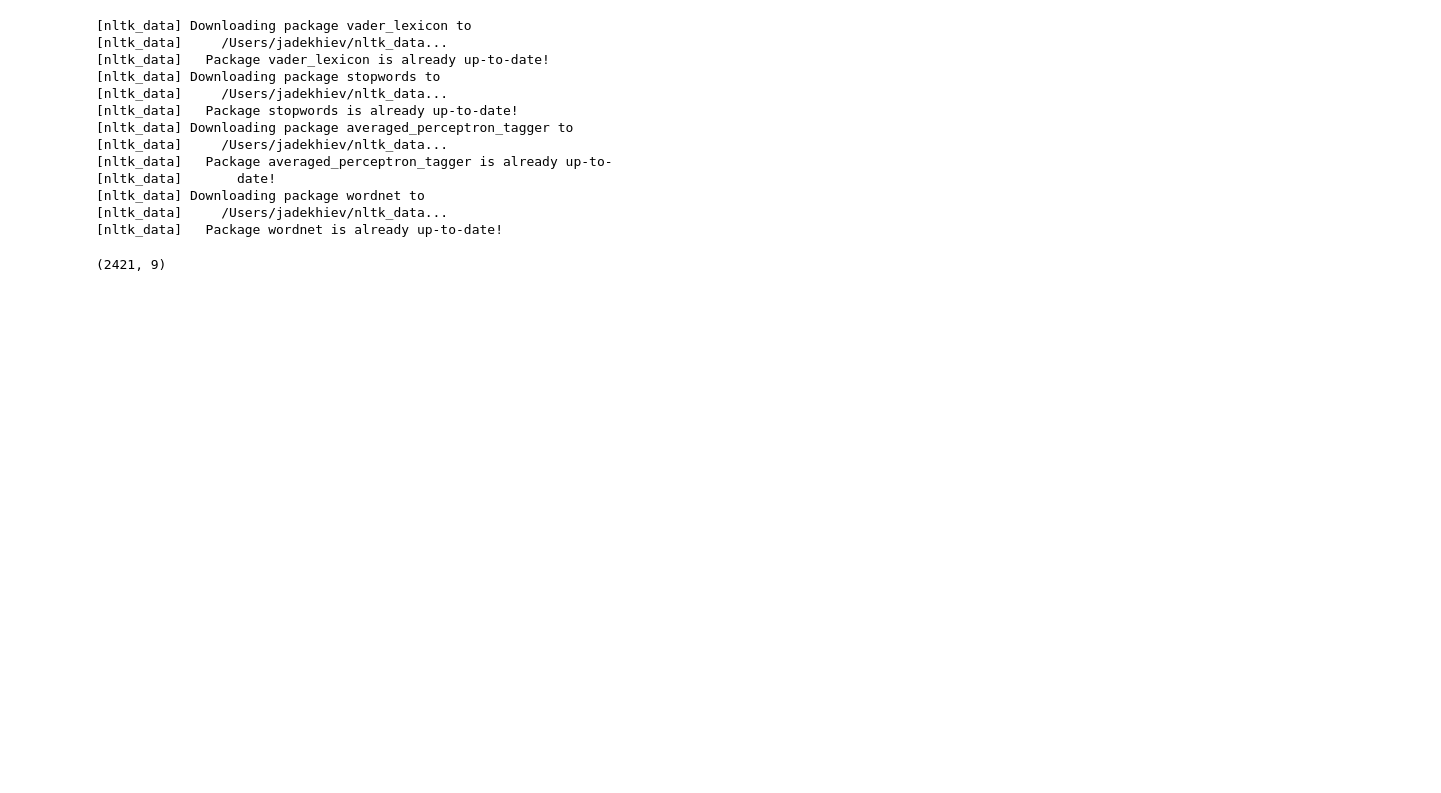
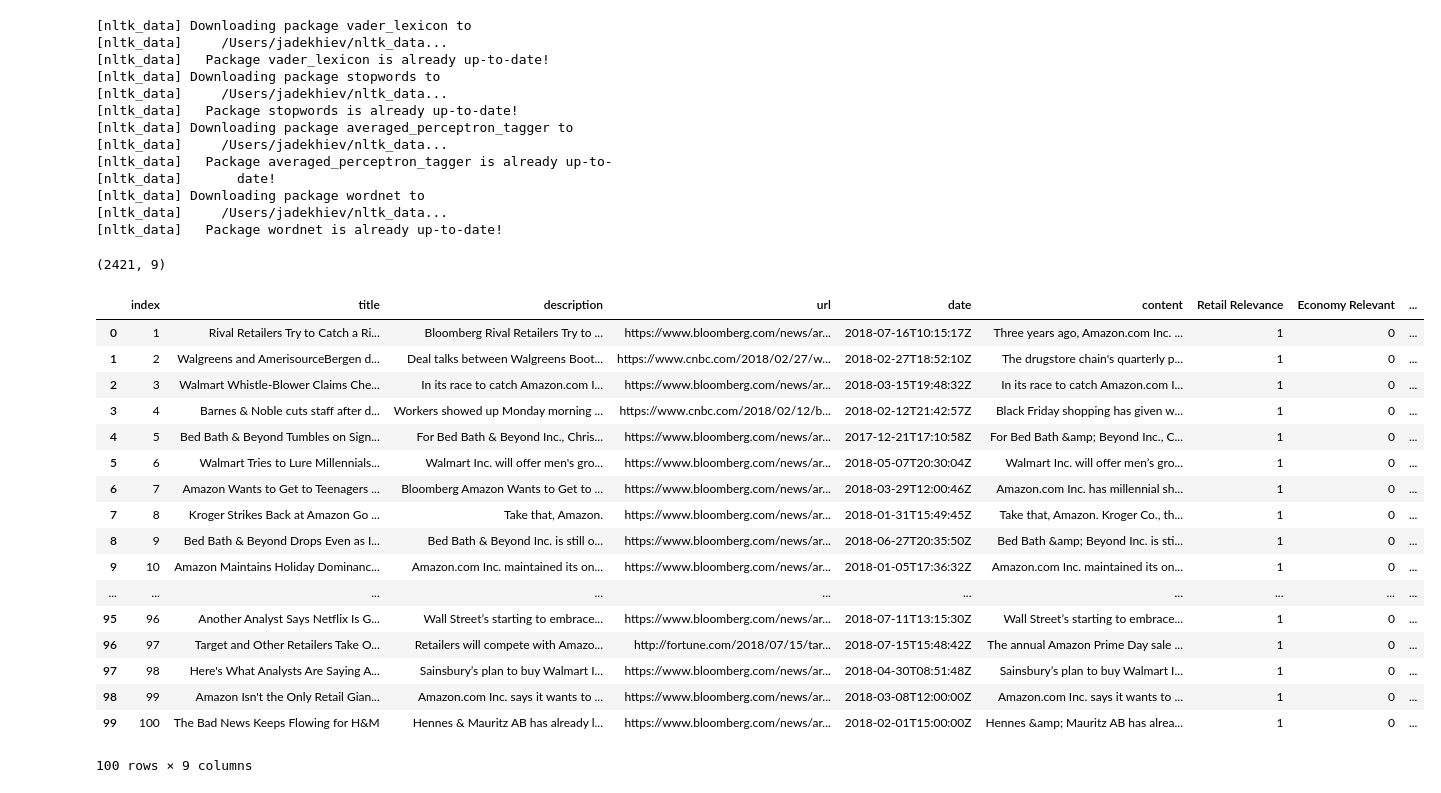
Before and after one commit to RBCCapstone/DataCollection, a Jupyter notebook: Scripts/ContentExtraction.ipynb, the cells around one changed output. Cells and saved outputs as stored; diff of their text form; code cells hidden in the pictures; blank space fills up the shorter version.

```diff
--- a/Scripts/ContentExtraction.ipynb
+++ b/Scripts/ContentExtraction.ipynb
@@ -90,6 +93,27 @@ articleDf = importData()
 print(articleDf.shape)
 # %% [output]
 (2421, 9)
+# %%
+articleDf.head(100)
+# %% [output]
+|  | index | title | description | url | date | content | Retail Relevance | Economy Relevant | ... |
+| 0 | 1 | Rival Retailers Try to Catch a Ri... | Bloomberg Rival Retailers Try to ... | https://www.bloomberg.com/news/ar... | 2018-07-16T10:15:17Z | Three years ago, Amazon.com Inc. ... | 1 | 0 | ... |
+| 1 | 2 | Walgreens and AmerisourceBergen d... | Deal talks between Walgreens Boot... | https://www.cnbc.com/2018/02/27/w... | 2018-02-27T18:52:10Z | The drugstore chain's quarterly p... | 1 | 0 | ... |
+| 2 | 3 | Walmart Whistle-Blower Claims Che... | In its race to catch Amazon.com I... | https://www.bloomberg.com/news/ar... | 2018-03-15T19:48:32Z | In its race to catch Amazon.com I... | 1 | 0 | ... |
+| 3 | 4 | Barnes & Noble cuts staff after d... | Workers showed up Monday morning ... | https://www.cnbc.com/2018/02/12/b... | 2018-02-12T21:42:57Z | Black Friday shopping has given w... | 1 | 0 | ... |
+| 4 | 5 | Bed Bath & Beyond Tumbles on Sign... | For Bed Bath & Beyond Inc., Chris... | https://www.bloomberg.com/news/ar... | 2017-12-21T17:10:58Z | For Bed Bath &amp; Beyond Inc., C... | 1 | 0 | ... |
+| 5 | 6 | Walmart Tries to Lure Millennials... | Walmart Inc. will offer men's gro... | https://www.bloomberg.com/news/ar... | 2018-05-07T20:30:04Z | Walmart Inc. will offer men’s gro... | 1 | 0 | ... |
+| 6 | 7 | Amazon Wants to Get to Teenagers ... | Bloomberg Amazon Wants to Get to ... | https://www.bloomberg.com/news/ar... | 2018-03-29T12:00:46Z | Amazon.com Inc. has millennial sh... | 1 | 0 | ... |
+| 7 | 8 | Kroger Strikes Back at Amazon Go ... | Take that, Amazon. | https://www.bloomberg.com/news/ar... | 2018-01-31T15:49:45Z | Take that, Amazon. Kroger Co., th... | 1 | 0 | ... |
+| 8 | 9 | Bed Bath & Beyond Drops Even as I... | Bed Bath & Beyond Inc. is still o... | https://www.bloomberg.com/news/ar... | 2018-06-27T20:35:50Z | Bed Bath &amp; Beyond Inc. is sti... | 1 | 0 | ... |
+| 9 | 10 | Amazon Maintains Holiday Dominanc... | Amazon.com Inc. maintained its on... | https://www.bloomberg.com/news/ar... | 2018-01-05T17:36:32Z | Amazon.com Inc. maintained its on... | 1 | 0 | ... |
+| ... | ... | ... | ... | ... | ... | ... | ... | ... | ... |
+| 95 | 96 | Another Analyst Says Netflix Is G... | Wall Street’s starting to embrace... | https://www.bloomberg.com/news/ar... | 2018-07-11T13:15:30Z | Wall Street’s starting to embrace... | 1 | 0 | ... |
+| 96 | 97 | Target and Other Retailers Take O... | Retailers will compete with Amazo... | http://fortune.com/2018/07/15/tar... | 2018-07-15T15:48:42Z | The annual Amazon Prime Day sale ... | 1 | 0 | ... |
+| 97 | 98 | Here's What Analysts Are Saying A... | Sainsbury’s plan to buy Walmart I... | https://www.bloomberg.com/news/ar... | 2018-04-30T08:51:48Z | Sainsbury’s plan to buy Walmart I... | 1 | 0 | ... |
+| 98 | 99 | Amazon Isn't the Only Retail Gian... | Amazon.com Inc. says it wants to ... | https://www.bloomberg.com/news/ar... | 2018-03-08T12:00:00Z | Amazon.com Inc. says it wants to ... | 1 | 0 | ... |
+| 99 | 100 | The Bad News Keeps Flowing for H&M | Hennes & Mauritz AB has already l... | https://www.bloomberg.com/news/ar... | 2018-02-01T15:00:00Z | Hennes &amp; Mauritz AB has alrea... | 1 | 0 | ... |
+100 rows × 9 columns
 # %%
 # Part of Speech Tagging
 # Google: https://en.wikipedia.org/wiki/Part-of-speech_tagging
```
Also changed, not shown: parts of 14 cells of this notebook.
